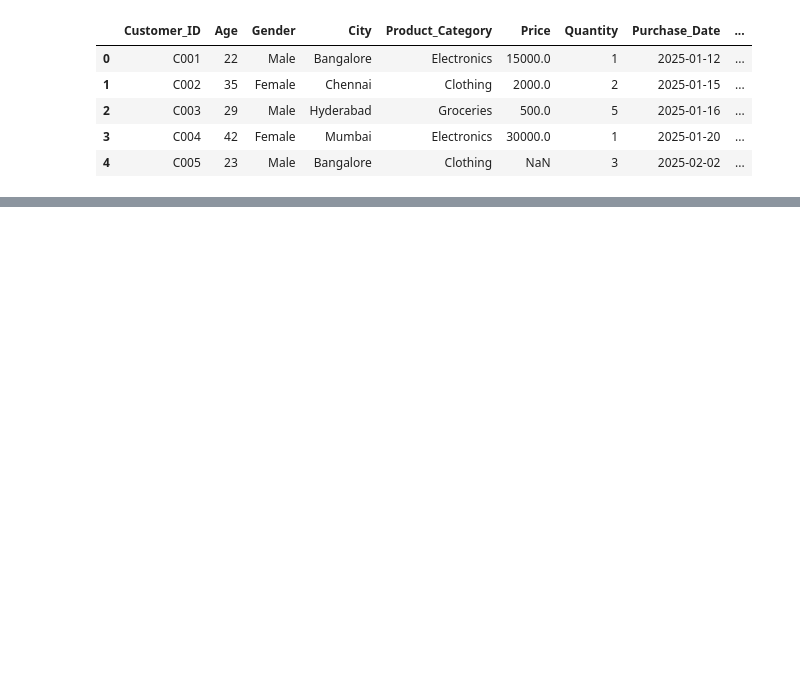
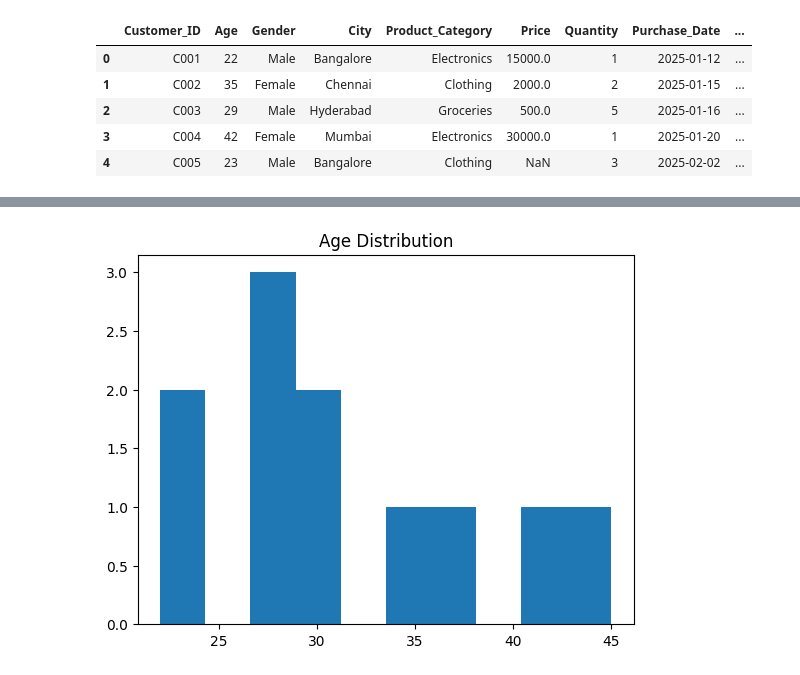
Before and after one commit to nishanthshekar2813-lgtm/-Retail-Cleaning-Project, a Jupyter notebook: notebook_3/Task3_EDA.ipynb, the cells around one changed output, grey strips where cells are left out. Cells and saved outputs as stored; diff of their text form; code cells hidden in the pictures; blank space fills up the shorter version.

```diff
--- a/notebook_3/Task3_EDA.ipynb
+++ b/notebook_3/Task3_EDA.ipynb
@@ -15,0 +62,6 @@ df.head()
+# %%
+plt.hist(df['Age'])
+plt.title("Age Distribution")
+plt.show()
+# %% [output]
+[figure, added]
```
Also changed, not shown: parts of 11 cells of this notebook, 1 other file.
